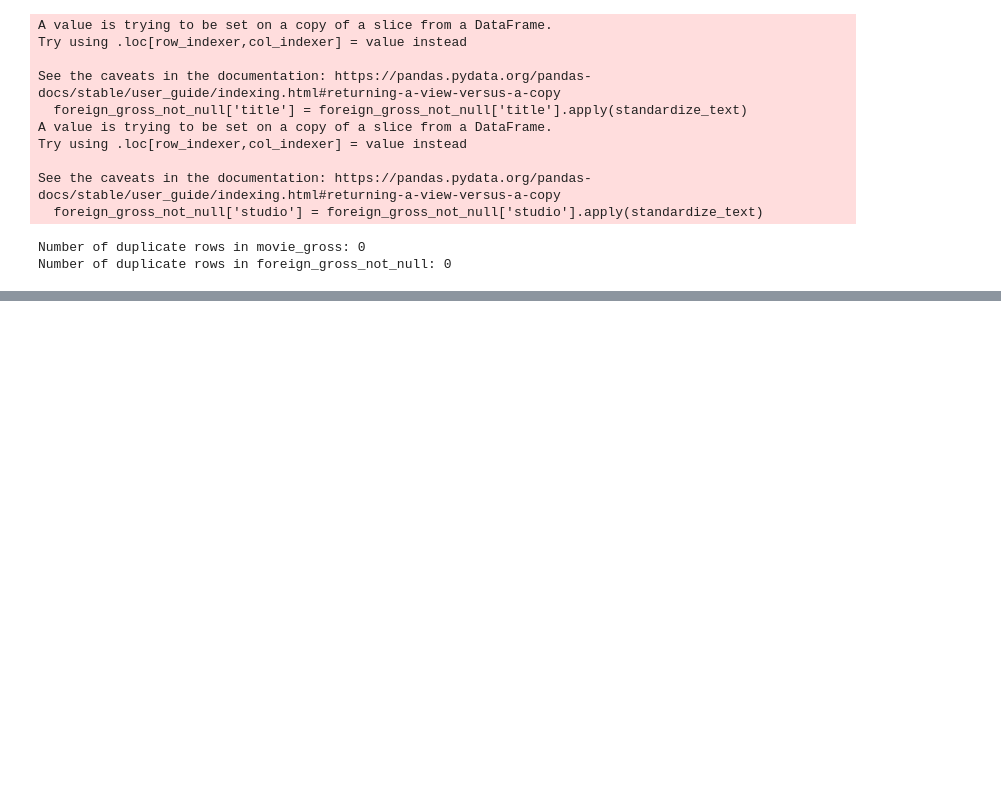
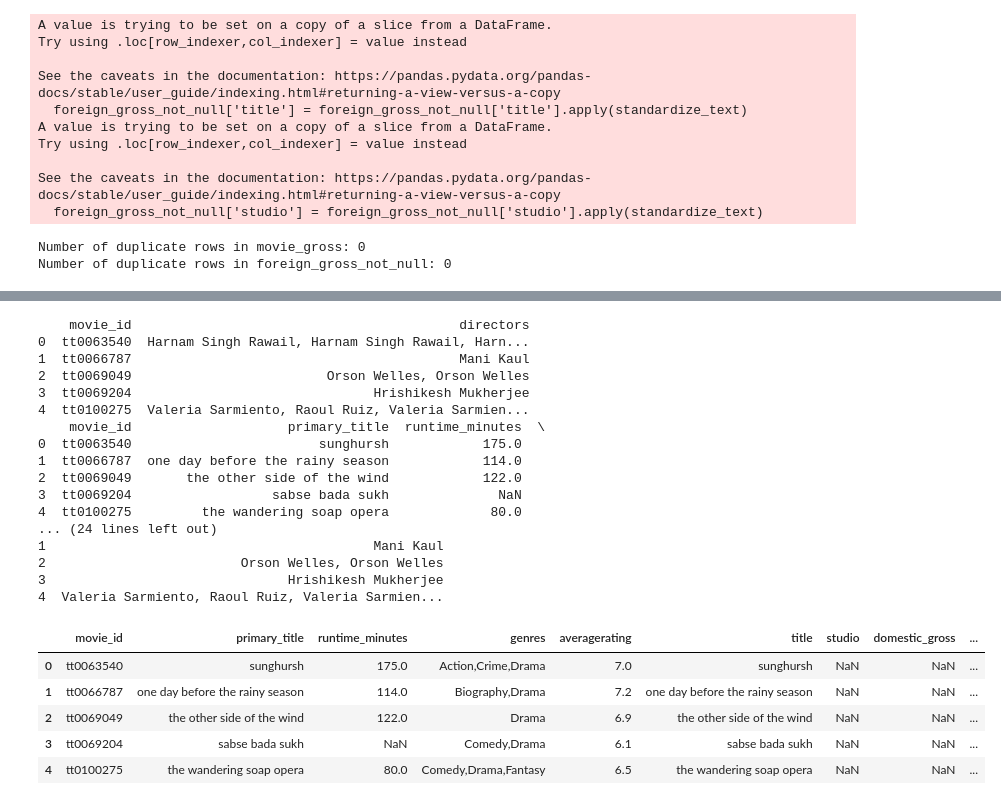
Before and after one commit to agambino720/movie_analytics_project, a Jupyter notebook: movie_analytics_project.ipynb, the cells around one changed output, grey strips where cells are left out. Cells and saved outputs as stored; diff of their text form; code cells hidden in the pictures; blank space fills up the shorter version.

```diff
--- a/movie_analytics_project.ipynb
+++ b/movie_analytics_project.ipynb
@@ -196,0 +568,44 @@ Number of duplicate rows in foreign_gross_not_null: 0
+# %%
+# Replace None values with 'unknown' in director_name
+directors['director_name'] = directors['director_name'].fillna('unknown')
+
+# Aggregate director names for each movie_id
+directors_grouped = directors.groupby('movie_id')['director_name'].agg(lambda x: ', '.join(x)).reset_index()
+
+# Rename the aggregated column to 'directors'
+directors_grouped.rename(columns={'director_name': 'directors'}, inplace=True)
+
+# Display the first few rows to verify
+print(directors_grouped.head())
+
+# Merge the directors_grouped with full_df on 'movie_id'
+full_df = pd.merge(full_df, directors_grouped, on='movie_id', how='left')
+
+# Display the first few rows to verify
+print(full_df.head())
+
+full_df.head()
+# %% [output]
+    movie_id                                          directors
+0  tt0063540  Harnam Singh Rawail, Harnam Singh Rawail, Harn...
+1  tt0066787                                          Mani Kaul
+2  tt0069049                         Orson Welles, Orson Welles
+3  tt0069204                               Hrishikesh Mukherjee
+4  tt0100275  Valeria Sarmiento, Raoul Ruiz, Valeria Sarmien...
+    movie_id                    primary_title  runtime_minutes  \
+0  tt0063540                        sunghursh            175.0
+1  tt0066787  one day before the rainy season            114.0
+2  tt0069049       the other side of the wind            122.0
+3  tt0069204                  sabse bada sukh              NaN
+4  tt0100275         the wandering soap opera             80.0
+... (24 lines left out)
+1                                          Mani Kaul
+2                         Orson Welles, Orson Welles
+3                               Hrishikesh Mukherjee
+4  Valeria Sarmiento, Raoul Ruiz, Valeria Sarmien...
+|  | movie_id | primary_title | runtime_minutes | genres | averagerating | title | studio | domestic_gross | ... |
+| 0 | tt0063540 | sunghursh | 175.0 | Action,Crime,Drama | 7.0 | sunghursh | NaN | NaN | ... |
+| 1 | tt0066787 | one day before the rainy season | 114.0 | Biography,Drama | 7.2 | one day before the rainy season | NaN | NaN | ... |
+| 2 | tt0069049 | the other side of the wind | 122.0 | Drama | 6.9 | the other side of the wind | NaN | NaN | ... |
+| 3 | tt0069204 | sabse bada sukh | NaN | Comedy,Drama | 6.1 | sabse bada sukh | NaN | NaN | ... |
+| 4 | tt0100275 | the wandering soap opera | 80.0 | Comedy,Drama,Fantasy | 6.5 | the wandering soap opera | NaN | NaN | ... |
```
Also changed, not shown: parts of 27 cells of this notebook.
